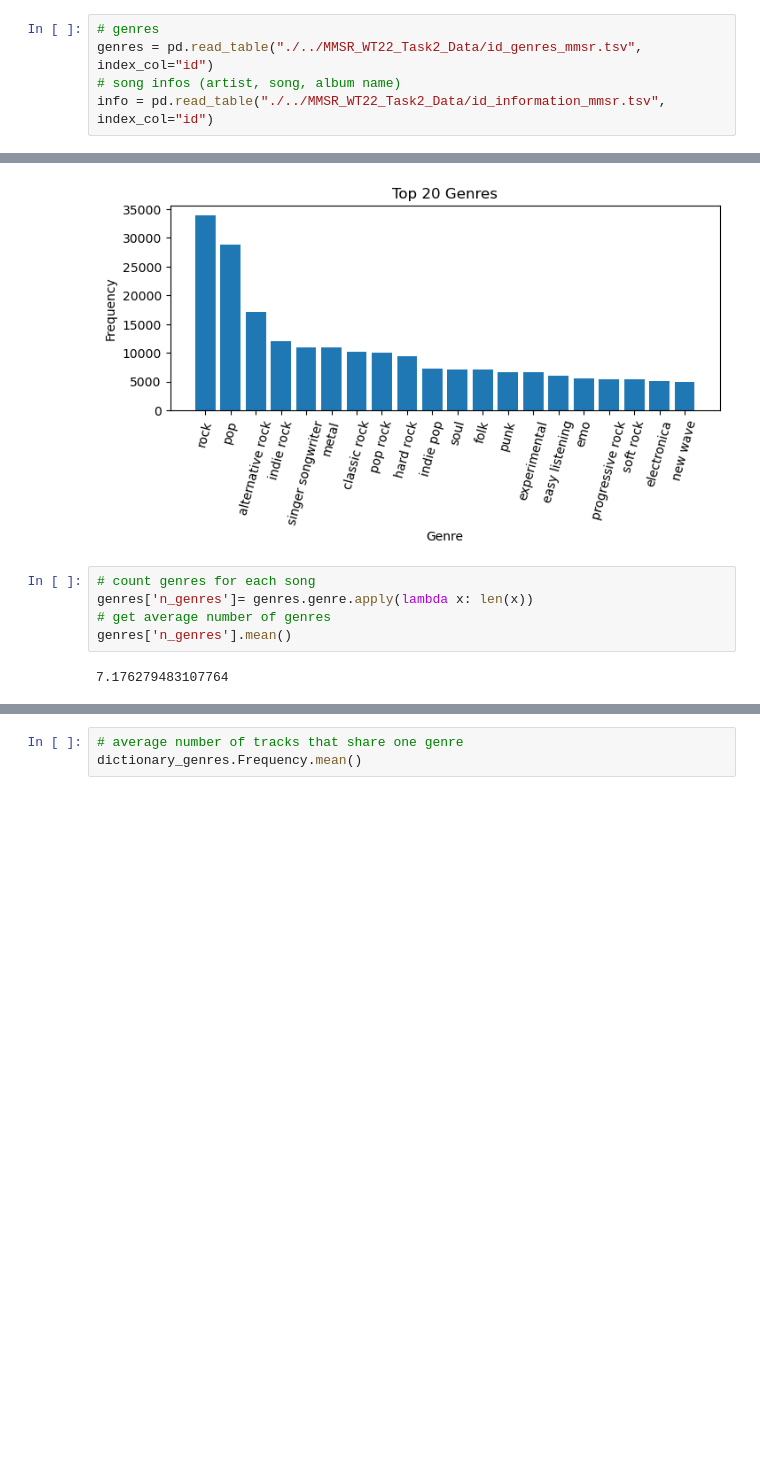
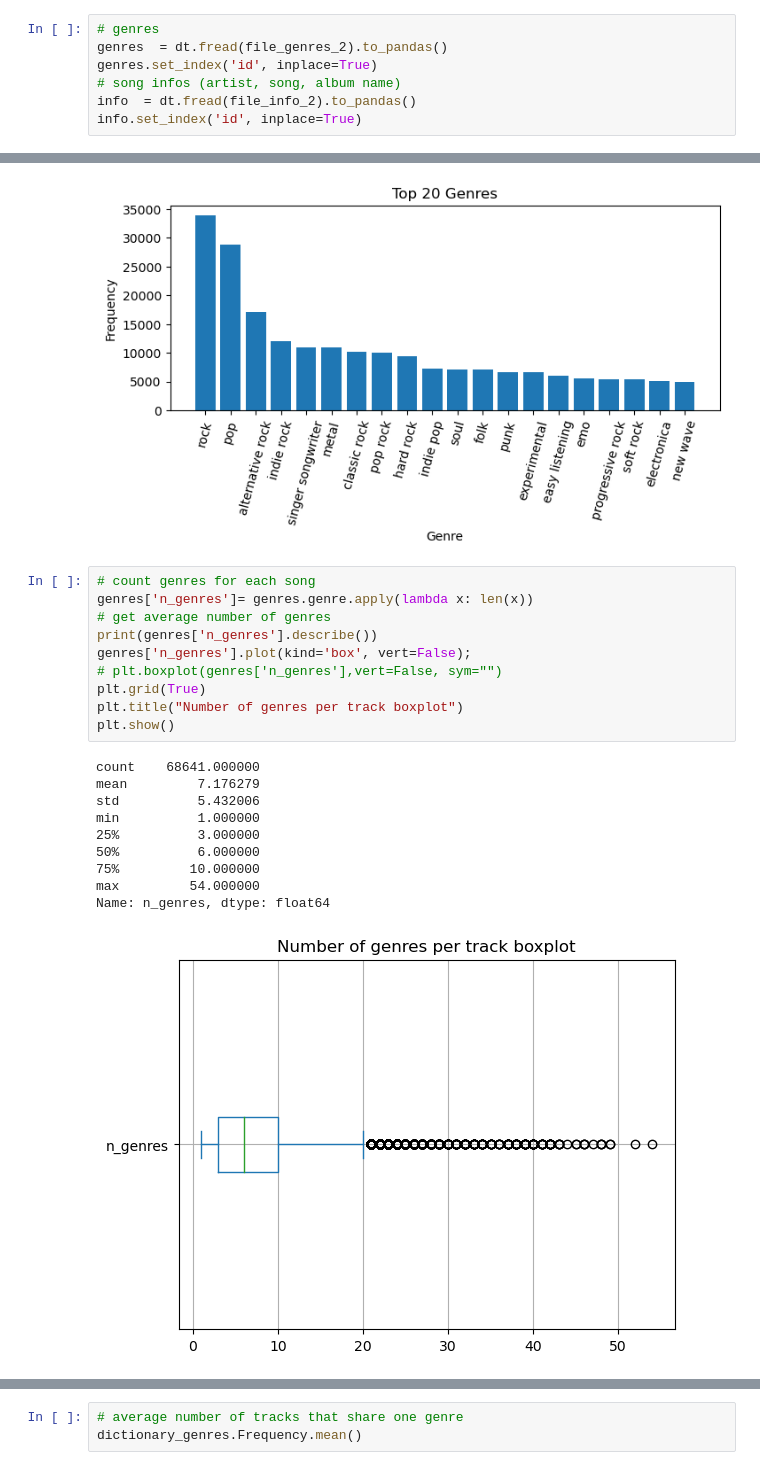
Before and after one commit to mmosc/MMSR, a Jupyter notebook: project/StatisticalDataAnalysis.ipynb, the cells around one changed output, grey strips where cells are left out. Cells and saved outputs as stored; diff of their text form; blank space fills up the shorter version.

```diff
--- a/project/StatisticalDataAnalysis.ipynb
+++ b/project/StatisticalDataAnalysis.ipynb
@@ -20,9 +16,11 @@ Load the Data
 ## Song informations
 # %%
 # genres
-genres = pd.read_table("./../MMSR_WT22_Task2_Data/id_genres_mmsr.tsv", index_col="id")
+genres  = dt.fread(file_genres_2).to_pandas()
+genres.set_index('id', inplace=True)
 # song infos (artist, song, album name)
-info = pd.read_table("./../MMSR_WT22_Task2_Data/id_information_mmsr.tsv", index_col="id")
+info  = dt.fread(file_info_2).to_pandas()
+info.set_index('id', inplace=True)
 # %%
 # convert genres to a list
 genres['genre']= genres.genre.apply(lambda x: get_genres(x))
@@ -259,7 +197,21 @@ plt.savefig('./plots/top20genres.png',bbox_inches='tight')
 # %%
 # count genres for each song
 genres['n_genres']= genres.genre.apply(lambda x: len(x))
 # get average number of genres
-genres['n_genres'].mean()
+print(genres['n_genres'].describe())
+genres['n_genres'].plot(kind='box', vert=False);
+# plt.boxplot(genres['n_genres'],vert=False, sym="")
+plt.grid(True)
+plt.title("Number of genres per track boxplot")
+plt.show()
 # %% [output]
-7.176279483107764
+count    68641.000000
+mean         7.176279
+std          5.432006
+min          1.000000
+25%          3.000000
+50%          6.000000
+75%         10.000000
+max         54.000000
+Name: n_genres, dtype: float64
+[figure, added]
```
Also changed, not shown: parts of 31 cells of this notebook, 5 other files.
